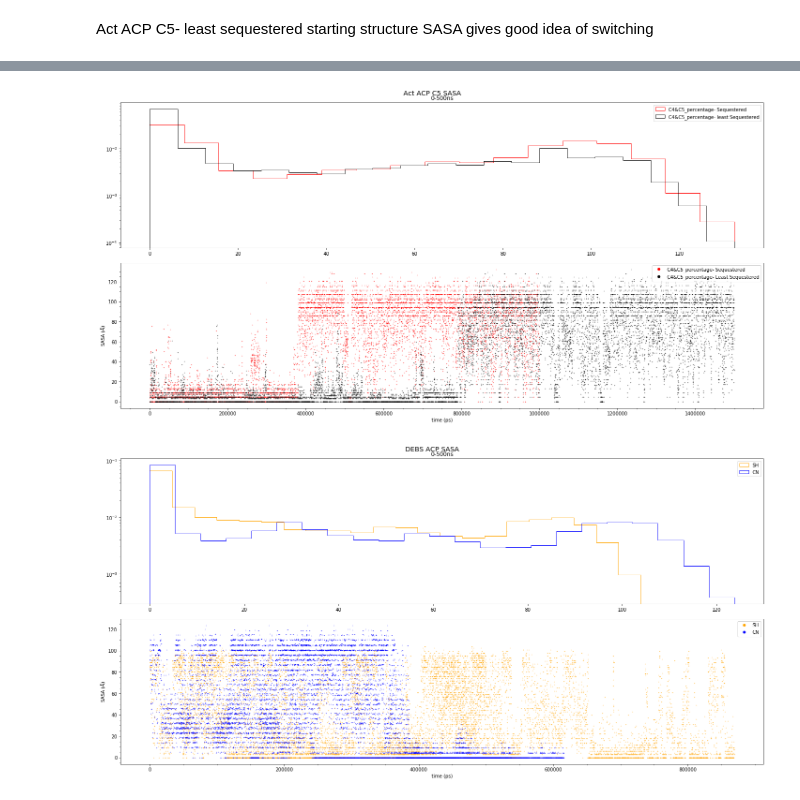
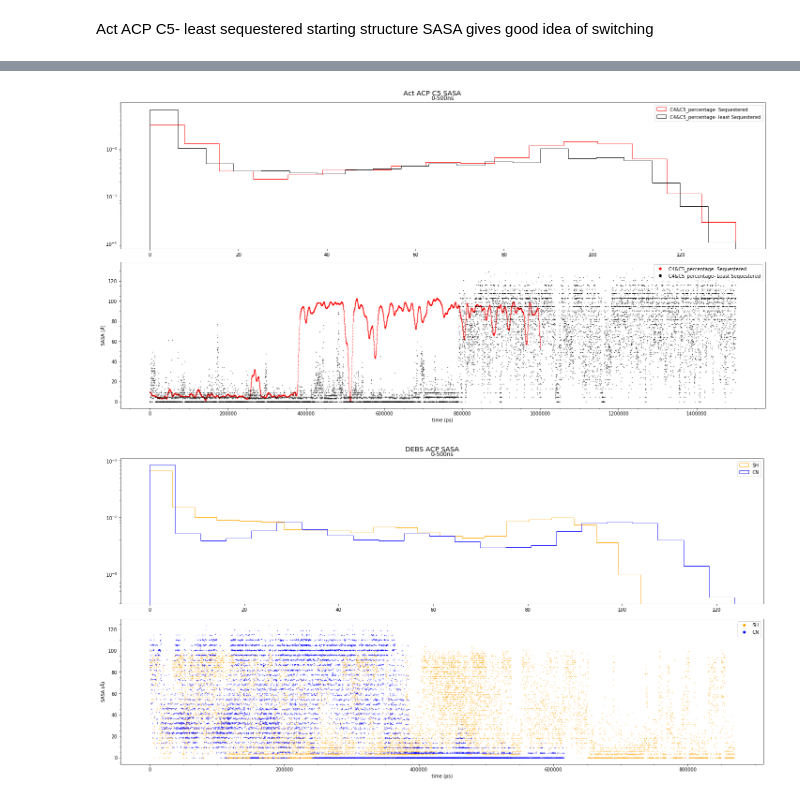
Before and after one commit to CHLresearchgroup/coire, a Jupyter notebook: CGHPaper.ipynb, the cells around one changed output, grey strips where cells are left out. Drawn from its saved outputs; the diff is of its cells as text; code cells hidden in the pictures.

```diff
--- a/CGHPaper.ipynb
+++ b/CGHPaper.ipynb
@@ -928,0 +904,15 @@ Act ACP C5- least sequestered starting structure SASA gives good idea of switchi
+# %%
+newData = []
+newData = sm.nonparametric.lowess(dSASA_200118['C4&C5'], dSASA_200118['time'], frac=0.01, is_sorted=False, )
+smData = newData[:,1] #LOWESS outputs a 2-D array with x and y values, we want a 1-D list with only y-values
+dSASA_200118['C4&C5_smoothed_0.01'] = smData
+# %%
+newData = []
+newData = sm.nonparametric.lowess(dSASA_200118['C4&C5'], dSASA_200118['time'], frac=0.001, is_sorted=False, )
+smData = newData[:,1] #LOWESS outputs a 2-D array with x and y values, we want a 1-D list with only y-values
+dSASA_200118['C4&C5_smoothed_0.001'] = smData
+# %%
+newData = []
+newData = sm.nonparametric.lowess(dSASA_200118['C4&C5'], dSASA_200118['time'], frac=0.005, is_sorted=False, )
+smData = newData[:,1] #LOWESS outputs a 2-D array with x and y values, we want a 1-D list with only y-values
+dSASA_200118['C4&C5_smoothed_0.005'] = smData
@@ -929,34 +973,34 @@ Act ACP C5- least sequestered starting structure SASA gives good idea of switchi
 # %%
 import matplotlib.pyplot as plt
 fig = plt.figure(1)
 plt.suptitle('Act ACP C5 SASA', y = 1, fontsize = 'x-large')
 gridspec.GridSpec(10,5)
 
 plt.subplot2grid((10,5), (0,0), colspan=5, rowspan=5)
 #plt.hist(dSASA_200118['C2-C5'], 'auto', density = 1, color='black', histtype='step', stacked=True, label ='C2-C5- Sequestered')
 #plt.hist(dSASA_200119['C2-C5'], 'auto', density=1, color='gray', histtype='step', stacked = True, label='C2-C5- least sequestered')
 plt.hist(dSASA_200118['C4&C5_percentage'], 'auto', density = 1, color='red', histtype='step', stacked=True, label ='C4&C5_percentage- Sequestered')
 plt.hist(dSASA_200119['C4&C5_percentage'], 'auto', density=1, color='black', histtype='step', stacked = True, label='C4&C5_percentage- least Sequestered')
 plt.legend(loc="upper right")
 plt.yscale("log")
 plt.title("0-500ns")
 
 ax = plt.subplot2grid((10,5), (5,0), colspan=5, rowspan=5)
 #ax.plot(dSASA_200118['time'], dSASA_200118['C2-C5'],  '.', markersize = 1, color='black', label ='C2-C5- Sequestered')
 #ax.plot(dSASA_200119['time'], dSASA_200119['C2-C5'],  '.', markersize = 1, color='gray', label ='C2-C5- least sequestered')
-ax.plot(dSASA_200118['time'], dSASA_200118['C4&C5_percentage'],  '.', markersize = 1, color='red', label ='C4&C5_percentage- Sequestered')
+ax.plot(dSASA_200118['time'], lSASA_200118_smoothed,  '.', markersize = 1, color='red', label ='C4&C5_percentage- Sequestered')
 ax.plot(dSASA_200119['time'], dSASA_200119['C4&C5_percentage'],  '.', markersize = 1, color='black', label ='C4&C5_percentage- Least Sequestered')
 
 ax.set_xlabel("time (ps)")
 ax.set_ylabel(r"SASA ($\AA$)")
 plt.minorticks_on()
 plt.legend(loc="upper right", markerscale=10)
 
 fig.set_size_inches(w=20,h=10)
 fig.tight_layout()
 plt.show()
 # %% [output]
-[figure, old version]
+[figure, new version]
 # %%
 import matplotlib.pyplot as plt
 fig = plt.figure(1)
```
Also changed, not shown: parts of 12 cells of this notebook, 5 other files.
